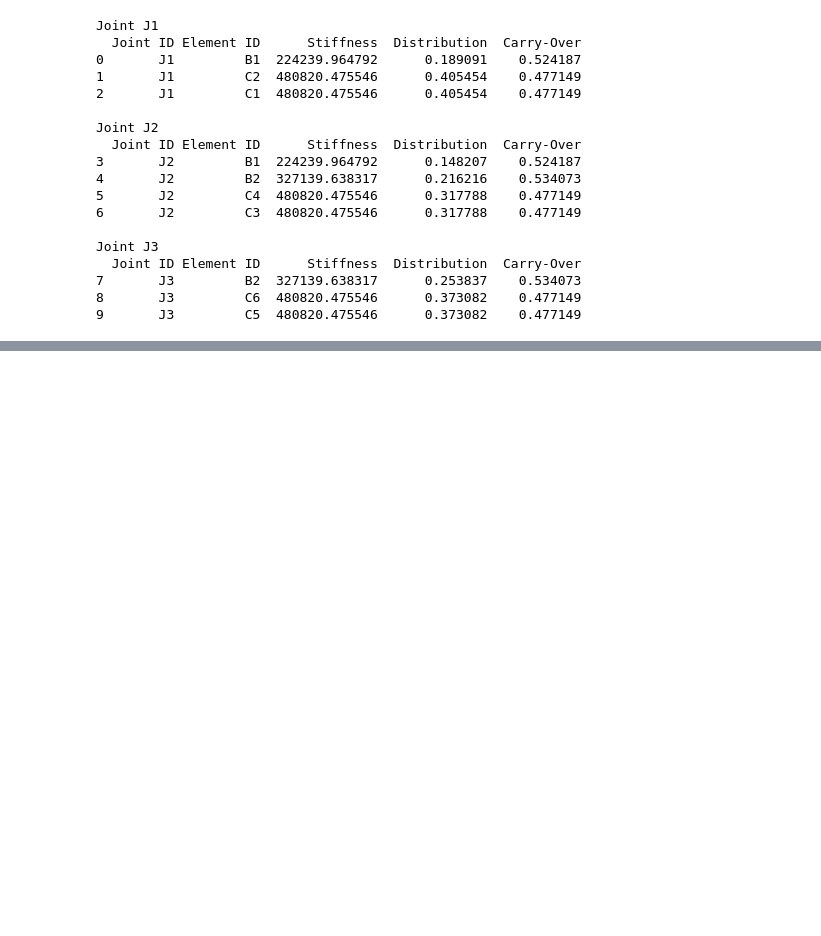
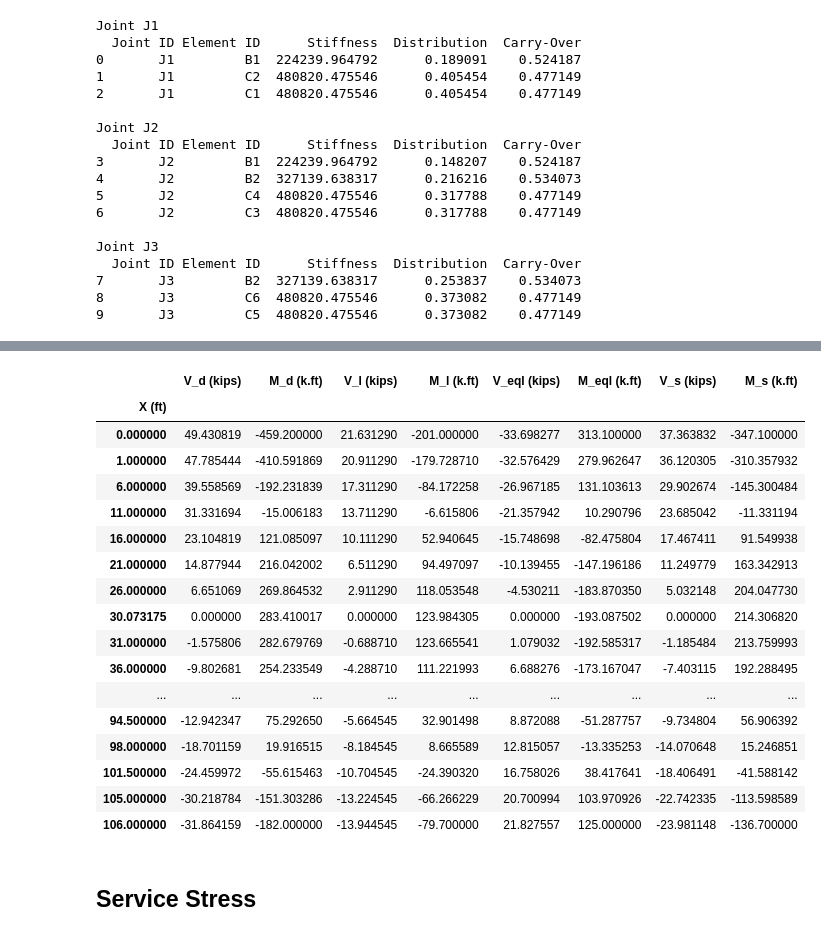
Before and after one commit to hkaragah/hkaragah.github.io, a Jupyter notebook: structure/concrete_shear/prestressed_determinate_beam/prestressed_determinate_beam.ipynb, the cells around one changed output, grey strips where cells are left out. Saved outputs shown, nothing was run; the diff lists cells and outputs as text; code cells hidden in the pictures; blank space fills up the shorter version.

```diff
--- a/structure/concrete_shear/prestressed_determinate_beam/prestressed_determinate_beam.ipynb
+++ b/structure/concrete_shear/prestressed_determinate_beam/prestressed_determinate_beam.ipynb
@@ -313,0 +450,56 @@ Joint J3
+# %%
+# Concatenate results for all beams
+dist_segments = []
+shear, moment = {}, {}
+
+for load_case in uniform_loads:
+    # stack along beam axis first, then flatten
+    shear[load_case] = np.hstack(V[load_case])
+    moment[load_case] = np.hstack(M[load_case])
+
+# build distance array with offsets
+for i, beam in enumerate(beams):
+    offset = sum(beam_lengths[:i])
+    dist_segments.append(X[i] + offset)
+
+dist = np.hstack(dist_segments)
+
+
+# Create a dataframe to store x_coord, shear and moment for each load case
+shear_moment_df = pd.DataFrame({
+    "X (ft)": dist,
+    "V_d (kips)": shear["Dead"],
+    "M_d (k.ft)": moment["Dead"],
+    "V_l (kips)": shear["Live"],
+    "M_l (k.ft)": moment["Live"],
+    "V_eql (kips)": shear["Equivalent"],
+    "M_eql (k.ft)": moment["Equivalent"]
+}).set_index("X (ft)")
+
+shear_moment_df["V_s (kips)"] = shear_moment_df["V_d (kips)"] + shear_moment_df["V_l (kips)"] + shear_moment_df["V_eql (kips)"]
+shear_moment_df["M_s (k.ft)"] = shear_moment_df["M_d (k.ft)"] + shear_moment_df["M_l (k.ft)"] + shear_moment_df["M_eql (k.ft)"]
+
+# Set the dataframe to show all rows
+pd.set_option('display.max_rows', None)
+shear_moment_df
+# %% [output]
+|  | V_d (kips) | M_d (k.ft) | V_l (kips) | M_l (k.ft) | V_eql (kips) | M_eql (k.ft) | V_s (kips) | M_s (k.ft) |
+| X (ft) |  |  |  |  |  |  |  |  |
+| 0.000000 | 49.430819 | -459.200000 | 21.631290 | -201.000000 | -33.698277 | 313.100000 | 37.363832 | -347.100000 |
+| 1.000000 | 47.785444 | -410.591869 | 20.911290 | -179.728710 | -32.576429 | 279.962647 | 36.120305 | -310.357932 |
+| 6.000000 | 39.558569 | -192.231839 | 17.311290 | -84.172258 | -26.967185 | 131.103613 | 29.902674 | -145.300484 |
+| 11.000000 | 31.331694 | -15.006183 | 13.711290 | -6.615806 | -21.357942 | 10.290796 | 23.685042 | -11.331194 |
+| 16.000000 | 23.104819 | 121.085097 | 10.111290 | 52.940645 | -15.748698 | -82.475804 | 17.467411 | 91.549938 |
+| 21.000000 | 14.877944 | 216.042002 | 6.511290 | 94.497097 | -10.139455 | -147.196186 | 11.249779 | 163.342913 |
+| 26.000000 | 6.651069 | 269.864532 | 2.911290 | 118.053548 | -4.530211 | -183.870350 | 5.032148 | 204.047730 |
+| 30.073175 | 0.000000 | 283.410017 | 0.000000 | 123.984305 | 0.000000 | -193.087502 | 0.000000 | 214.306820 |
+| 31.000000 | -1.575806 | 282.679769 | -0.688710 | 123.665541 | 1.079032 | -192.585317 | -1.185484 | 213.759993 |
+| 36.000000 | -9.802681 | 254.233549 | -4.288710 | 111.221993 | 6.688276 | -173.167047 | -7.403115 | 192.288495 |
+| ... | ... | ... | ... | ... | ... | ... | ... | ... |
+| 94.500000 | -12.942347 | 75.292650 | -5.664545 | 32.901498 | 8.872088 | -51.287757 | -9.734804 | 56.906392 |
+| 98.000000 | -18.701159 | 19.916515 | -8.184545 | 8.665589 | 12.815057 | -13.335253 | -14.070648 | 15.246851 |
+| 101.500000 | -24.459972 | -55.615463 | -10.704545 | -24.390320 | 16.758026 | 38.417641 | -18.406491 | -41.588142 |
+| 105.000000 | -30.218784 | -151.303286 | -13.224545 | -66.266229 | 20.700994 | 103.970926 | -22.742335 | -113.598589 |
+| 106.000000 | -31.864159 | -182.000000 | -13.944545 | -79.700000 | 21.827557 | 125.000000 | -23.981148 | -136.700000 |
+# %% [markdown]
+## Service Stress
```
Also changed, not shown: parts of 10 cells of this notebook, 2 other files.
